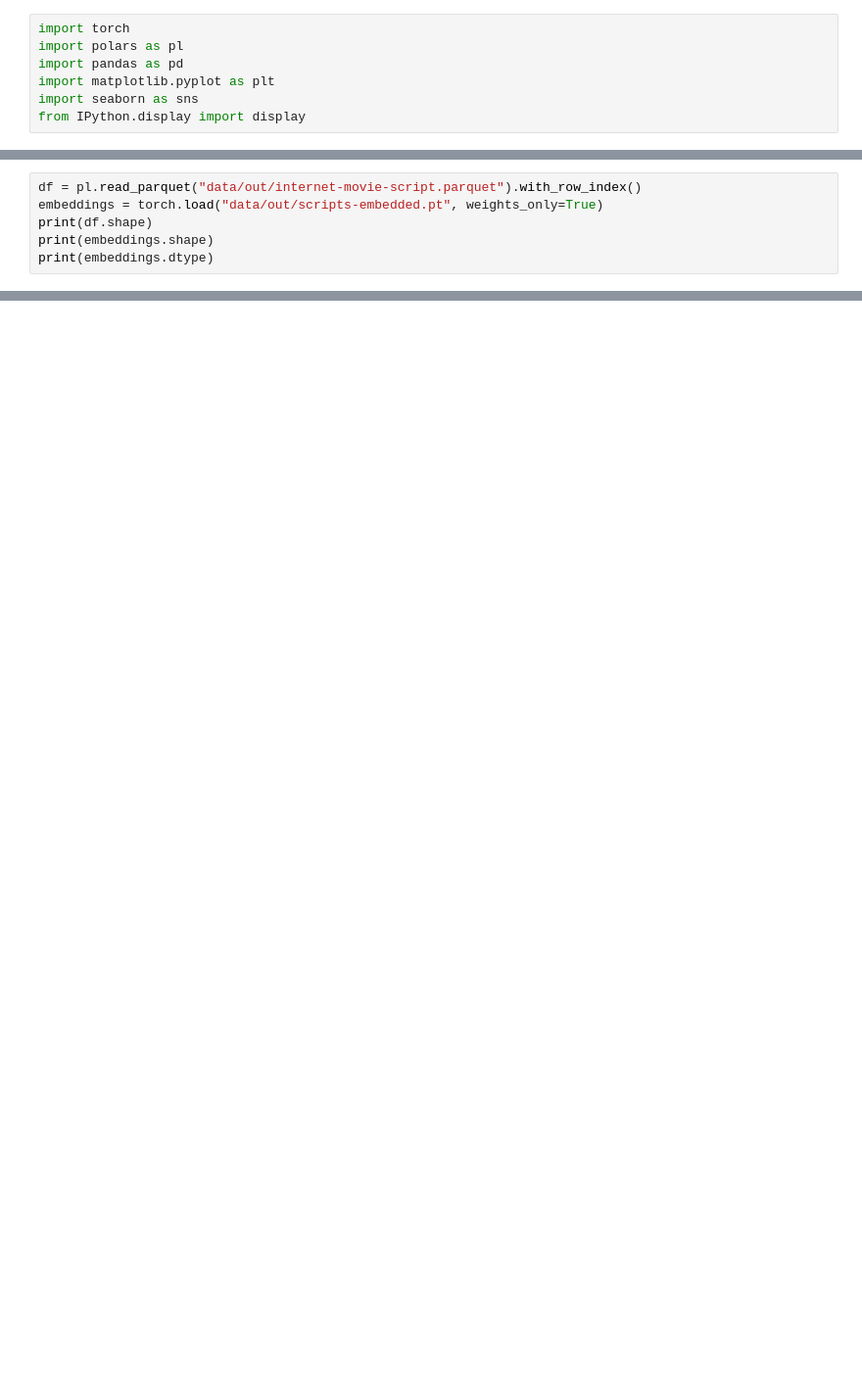
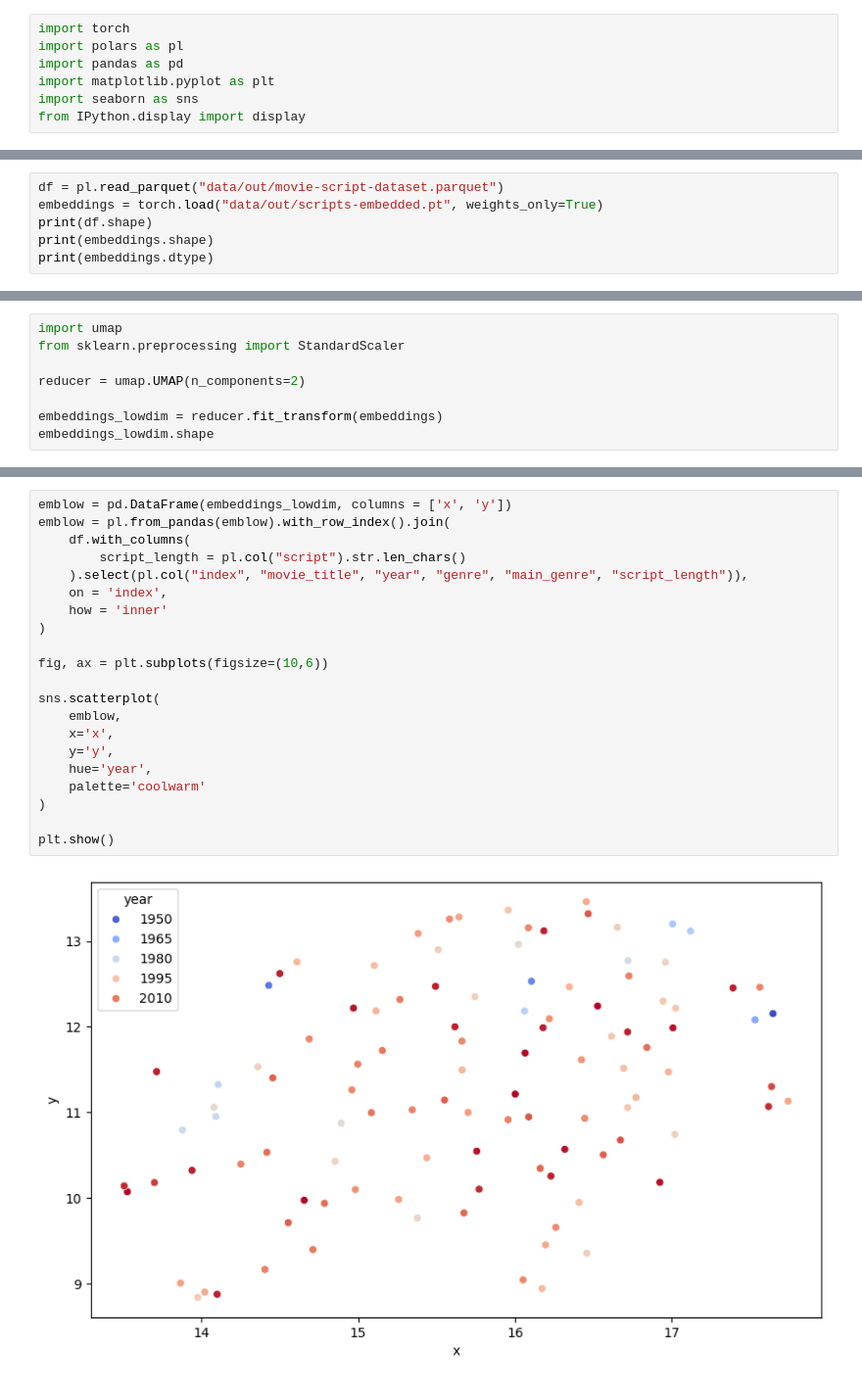
Before and after one commit to award96/Movie-Script-Vector-Search, a Jupyter notebook: similarity.ipynb, the cells around one changed output, grey strips where cells are left out. Shown at 98% size. Cells and saved outputs as stored; diff of their text form; blank space fills up the shorter version.

Commit message:
visualizations of low dim

```diff
--- a/similarity.ipynb
+++ b/similarity.ipynb
@@ -62,5 +8,5 @@ HARRY POTTER... HALF-BLOOD PRINCE - Rev. 11/6/07       1.
 # %%
-df = pl.read_parquet("data/out/internet-movie-script.parquet").with_row_index()
+df = pl.read_parquet("data/out/movie-script-dataset.parquet")
 embeddings = torch.load("data/out/scripts-embedded.pt", weights_only=True)
 print(df.shape)
 print(embeddings.shape)
@@ -196,0 +182,8 @@ shape: (58, 4)
+# %%
+import umap
+from sklearn.preprocessing import StandardScaler
+
+reducer = umap.UMAP(n_components=2)
+
+embeddings_lowdim = reducer.fit_transform(embeddings)
+embeddings_lowdim.shape
@@ -196,0 +269,23 @@ shape: (58, 4)
+# %%
+emblow = pd.DataFrame(embeddings_lowdim, columns = ['x', 'y'])
+emblow = pl.from_pandas(emblow).with_row_index().join(
+    df.with_columns(
+        script_length = pl.col("script").str.len_chars()
+    ).select(pl.col("index", "movie_title", "year", "genre", "main_genre", "script_length")),
+    on = 'index',
+    how = 'inner'
+)
+
+fig, ax = plt.subplots(figsize=(10,6))
+
+sns.scatterplot(
+    emblow,
+    x='x',
+    y='y',
+    hue='year',
+    palette='coolwarm'
+)
+
+plt.show()
+# %% [output]
+[figure, added]
```
Also changed, not shown: parts of 24 cells of this notebook.
